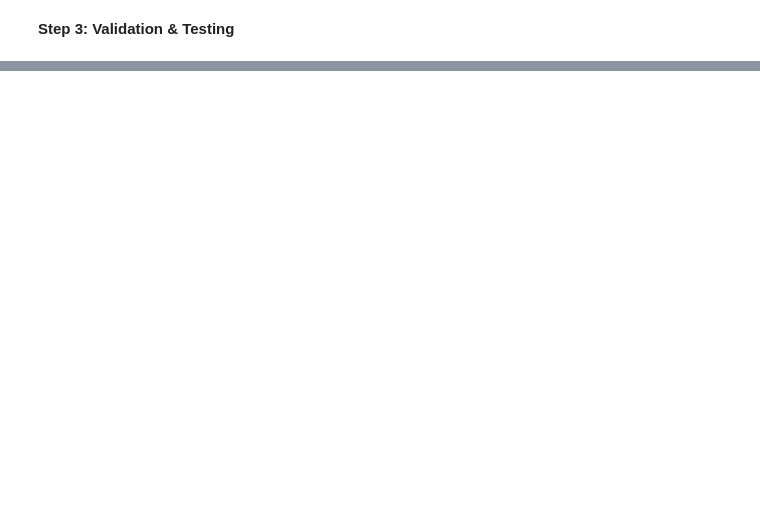
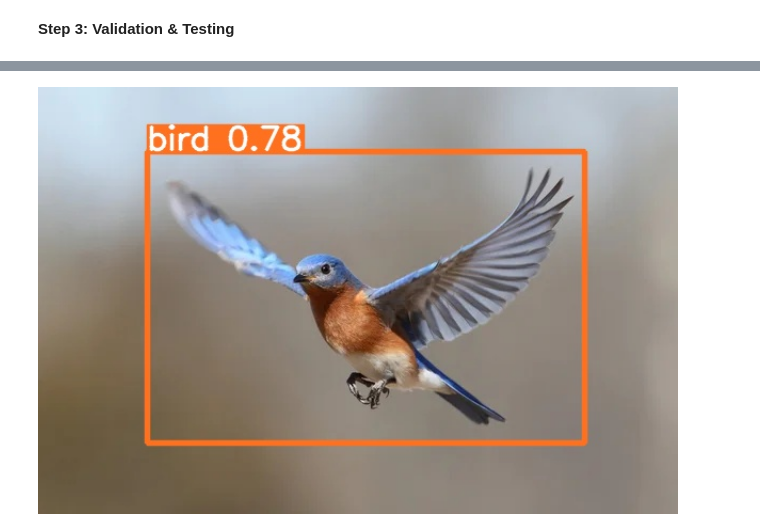
Before and after one commit to Umaporn19/DWDM21, a Jupyter notebook: Test_Detection.ipynb, the cells around one changed output, grey strips where cells are left out. Saved outputs shown, nothing was run; the diff lists cells and outputs as text; code cells hidden in the pictures; blank space fills up the shorter version.

```diff
--- a/Test_Detection.ipynb
+++ b/Test_Detection.ipynb
@@ -267,5 +279,7 @@ KeyboardInterrupt
 # %%
 #view result
 from IPython.display import Image
 #Image(filename='/content/KOCRv5x7/runs/detect/exp/test.jpg', width=640)
-Image(filename='/content/KOCRv5x7/runs/detect/exp***/test_file.jpg', width=640)
+Image(filename='/content/KOCRv5x7/runs/detect/exp/นก.jpg', width=640)
+# %% [output]
+[figure, added]
```
Also changed, not shown: parts of 3 cells of this notebook.
